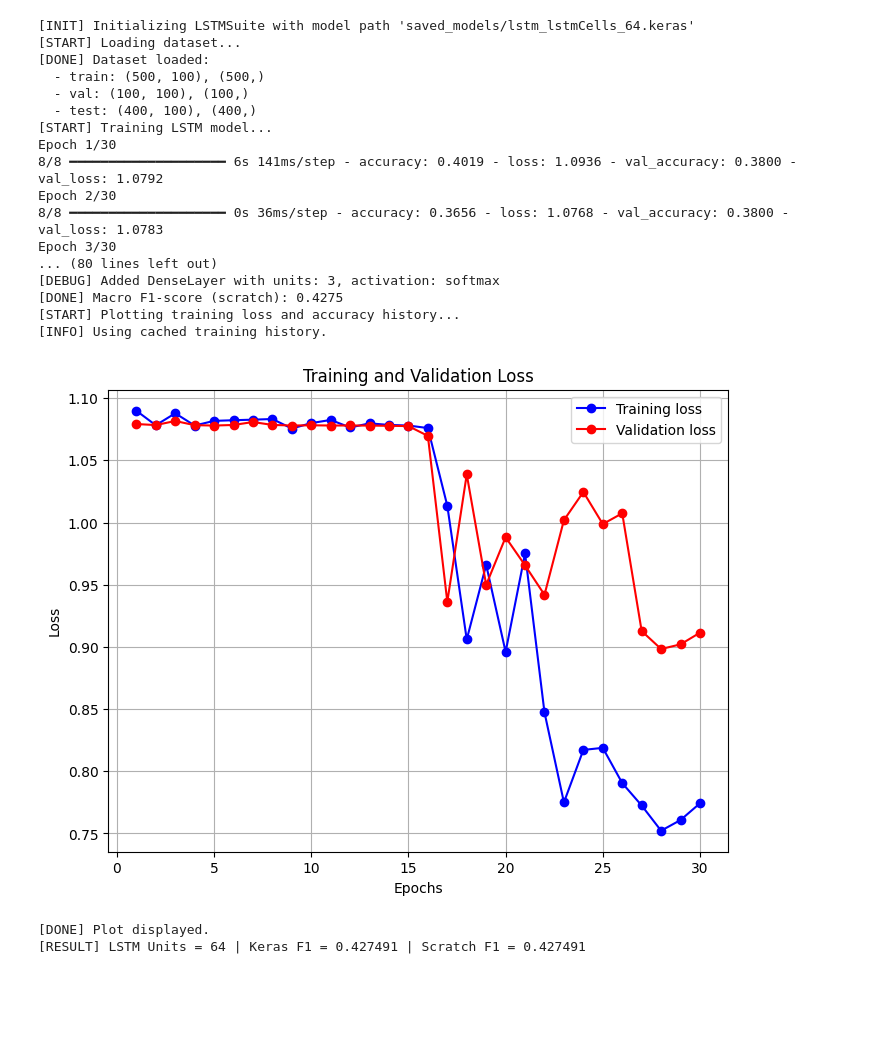
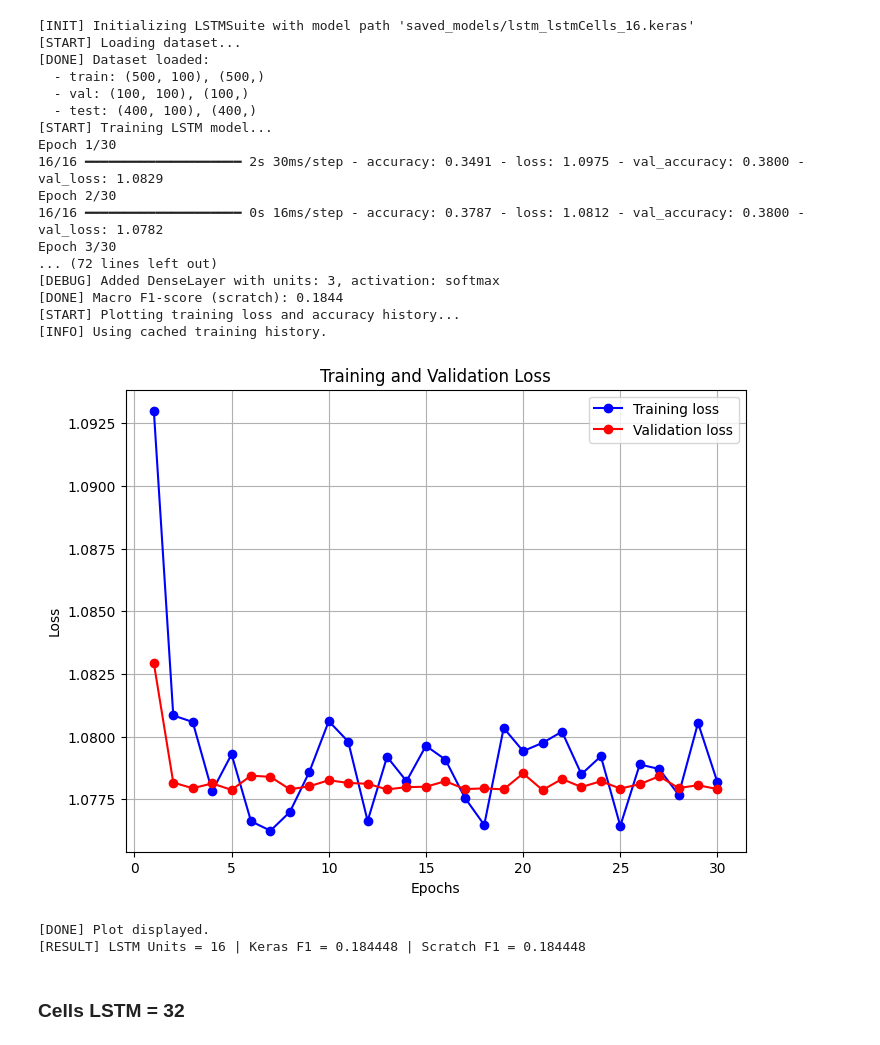
Before and after one commit to Farhannr28/Convolutional-Neural-Network-and-Recurrent-Neural-Network, a Jupyter notebook: src/LSTM.ipynb, the cells around one changed output. Cells and saved outputs as stored; diff of their text form; code cells hidden in the pictures; blank space fills up the shorter version.

```diff
--- a/src/LSTM.ipynb
+++ b/src/LSTM.ipynb
@@ -341,13 +309,6 @@ def plot_loss(
 ) -> None:
     """
     Plot training loss and validation loss over epochs.
-
-    Parameters:
-    -----------
-    history : Dict[str, List[float]]
-        Dictionary containing 'loss' and 'val_loss' lists from Keras History object.
-    title : str, optional
-        Title of the plot (default is "Training and Validation Loss").
     """
     loss = history.get("loss", [])
     val_loss = history.get("val_loss", [])
@@ -375,18 +336,9 @@ def plot_multi_loss(
 ) -> None:
     """
     Plot multiple training and validation losses in two subplots.
-
-    Parameters:
-    -----------
-    histories : Dict[str, Dict[str, List[float]]]
-        Dictionary where keys are experiment names and values are history dicts
-        containing 'loss' and 'val_loss' lists.
-    title : str, optional
-        Title of the whole figure (default is "Training and Validation Loss Comparison").
     """
     plt.figure(figsize=(14, 6))
 
-    # Plot training loss
     plt.subplot(1, 2, 1)
     for name, history in histories.items():
         loss = history.get("loss", [])
@@ -399,7 +351,6 @@ def plot_multi_loss(
     plt.legend()
     plt.grid(True)
 
-    # Plot validation loss
     plt.subplot(1, 2, 2)
     for name, history in histories.items():
         val_loss = history.get("val_loss", [])
@@ -785,37 +721,39 @@ print(f"[RESULT] LSTM Units = 10 | Keras F1 = {keras_lstm_lstmCells_10:.6f} | Sc
 # %%
-lstm_lstmCells_64 = LSTMSuite(save_dir="saved_models", model_name="lstm_lstmCells_64.keras")
-lstm_lstmCells_64.history_path = Path("saved_models/lstm_lstmCells64_history.json")
-lstm_lstmCells_64.load_data()
+lstm_lstmCells_16 = LSTMSuite(save_dir="saved_models", model_name="lstm_lstmCells_16.keras")
+lstm_lstmCells_16.history_path = Path("saved_models/lstm_lstmCells16_history.json")
+lstm_lstmCells_16.load_data()
 
-if lstm_lstmCells_64.model_path.exists() and lstm_lstmCells_64.history_path.exists():
+if lstm_lstmCells_16.model_path.exists() and lstm_lstmCells_16.history_path.exists():
     print("[INFO] Model and history already exist. Skipping training and loading history...")
-    lstm_lstmCells_64.load_history()
+    lstm_lstmCells_16.load_history()
 else:
-    lstm_lstmCells_64.train(epochs=30, batch_size=32, lstm_layers=5, lstm_units=64)
+    lstm_lstmCells_16.train(epochs=30, batch_size=32, lstm_layers=1, lstm_units=16)
 
-keras_lstm_lstmCells_64 = lstm_lstmCells_64.evaluate_keras()
-scratch_lstm_lstmCells_64 = lstm_lstmCells_64.evaluate_scratch()
-lstm_lstmCells_64.plot_history()
-print(f"[RESULT] LSTM Units = 64 | Keras F1 = {keras_lstm_lstmCells_64:.6f} | Scratch F1 = {scratch_lstm_lstmCells_64:.6f}\n")
+keras_lstm_lstmCells_16 = lstm_lstmCells_16.evaluate_keras()
+scratch_lstm_lstmCells_16 = lstm_lstmCells_16.evaluate_scratch()
+lstm_lstmCells_16.plot_history()
+print(f"[RESULT] LSTM Units = 16 | Keras F1 = {keras_lstm_lstmCells_16:.6f} | Scratch F1 = {scratch_lstm_lstmCells_16:.6f}\n")
 # %% [output]
-[INIT] Initializing LSTMSuite with model path 'saved_models/lstm_lstmCells_64.keras'
+[INIT] Initializing LSTMSuite with model path 'saved_models/lstm_lstmCells_16.keras'
 [START] Loading dataset...
 [DONE] Dataset loaded:
   - train: (500, 100), (500,)
   - val: (100, 100), (100,)
   - test: (400, 100), (400,)
 [START] Training LSTM model...
 Epoch 1/30
-8/8 ━━━━━━━━━━━━━━━━━━━━ 6s 141ms/step - accuracy: 0.4019 - loss: 1.0936 - val_accuracy: 0.3800 - val_loss: 1.0792
+16/16 ━━━━━━━━━━━━━━━━━━━━ 2s 30ms/step - accuracy: 0.3491 - loss: 1.0975 - val_accuracy: 0.3800 - val_loss: 1.0829
 Epoch 2/30
-8/8 ━━━━━━━━━━━━━━━━━━━━ 0s 36ms/step - accuracy: 0.3656 - loss: 1.0768 - val_accuracy: 0.3800 - val_loss: 1.0783
+16/16 ━━━━━━━━━━━━━━━━━━━━ 0s 16ms/step - accuracy: 0.3787 - loss: 1.0812 - val_accuracy: 0.3800 - val_loss: 1.0782
 Epoch 3/30
-... (80 lines left out)
+... (72 lines left out)
 [DEBUG] Added DenseLayer with units: 3, activation: softmax
-[DONE] Macro F1-score (scratch): 0.4275
+[DONE] Macro F1-score (scratch): 0.1844
 [START] Plotting training loss and accuracy history...
 [INFO] Using cached training history.
-[figure, old version]
+[figure, new version]
 [DONE] Plot displayed.
-[RESULT] LSTM Units = 64 | Keras F1 = 0.427491 | Scratch F1 = 0.427491
+[RESULT] LSTM Units = 16 | Keras F1 = 0.184448 | Scratch F1 = 0.184448
+# %% [markdown]
+### Cells LSTM = 32
 # %%
```
Also changed, not shown: parts of 27 cells of this notebook, 3 other files.
